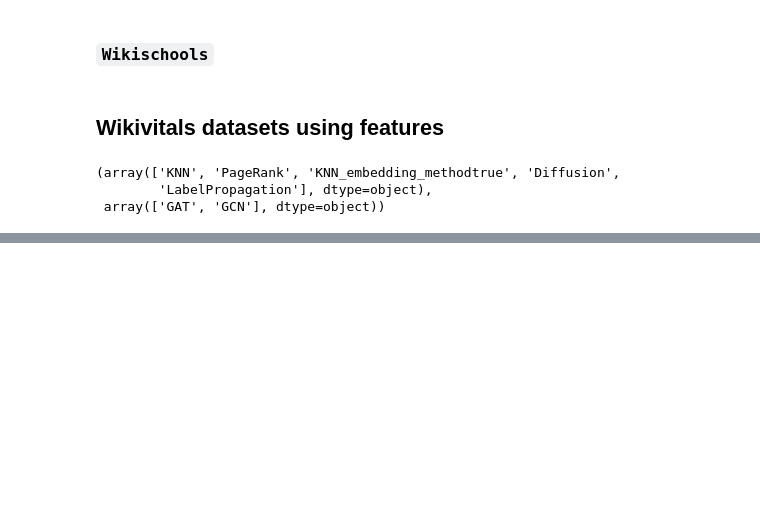
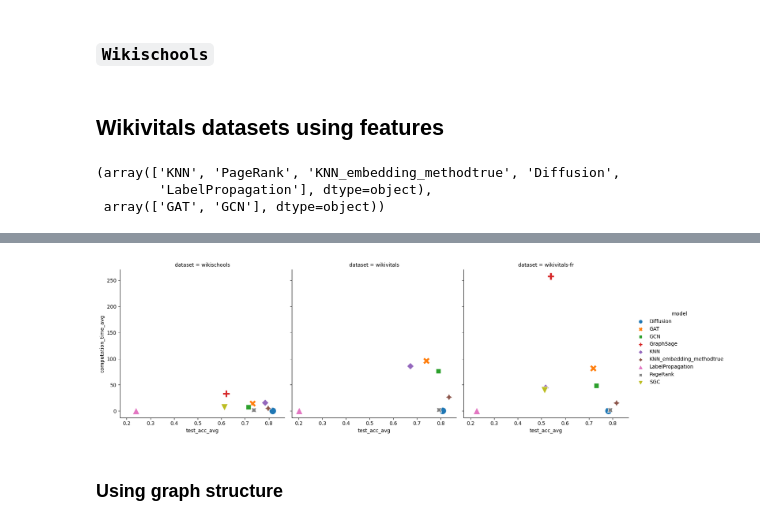
Before and after one commit to simondelarue/GNNsBenchmarkPerformance, a Jupyter notebook: notebooks/plots.ipynb, the cells around one changed output, grey strips where cells are left out. Drawn from its saved outputs; the diff is of its cells as text; code cells hidden in the pictures; blank space fills up the shorter version.

```diff
--- a/notebooks/plots.ipynb
+++ b/notebooks/plots.ipynb
@@ -430,0 +484,25 @@ for error_y_mode in {'band'}:
+# %%
+RUNPATH = os.path.join(os.path.dirname(os.getcwd()), 'runs')
+
+# Store data into DataFrame
+df = data2df(RUNPATH, undirected=False, penalized=True, use_features=True)
+df_gnns = data2df(RUNPATH, undirected=False, penalized=True)
+df_gnns = df_gnns[(df_gnns['model'] == 'GCN') | (df_gnns['model'] == 'GAT') | (df_gnns['model'] == 'GraphSage') | (df_gnns['model'] == 'SGC')]
+df_tot = pd.concat([df, df_gnns])
+# %%
+df_filt_k9 = df_tot[df_tot['k']==9]
+
+# Compute average and standard deviation according to values of k
+grouped = df_filt_k9.groupby(['dataset', 'model'])[['computation_time', 'test_acc']].agg({'computation_time': ['mean', 'std'], 'test_acc': ['mean', 'std']}).reset_index()
+grouped.columns = ['dataset', 'model', 'computation_time_avg', 'computation_time_std', 'test_acc_avg', 'test_acc_std']
+# %%
+import seaborn as sns
+sns.relplot(
+    data=grouped, y="computation_time_avg", x="test_acc_avg",
+    col="dataset", hue="model", style="model",
+    kind="scatter", s=200
+);
+# %% [output]
+[figure, added]
+# %% [markdown]
+### Using graph structure
```
Also changed, not shown: parts of 13 cells of this notebook.
